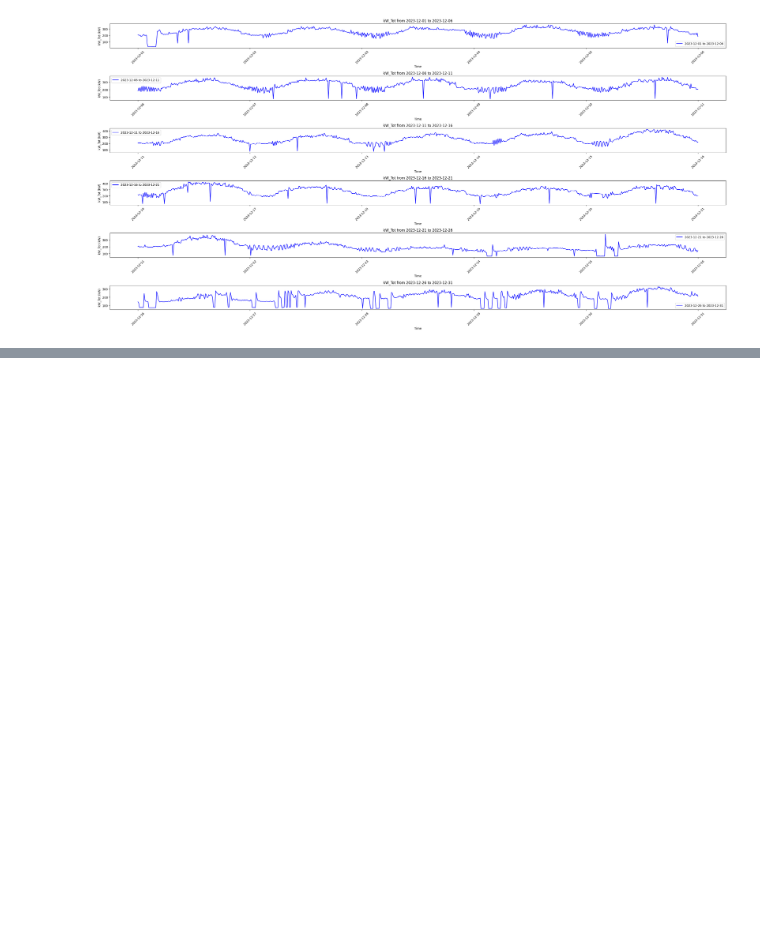
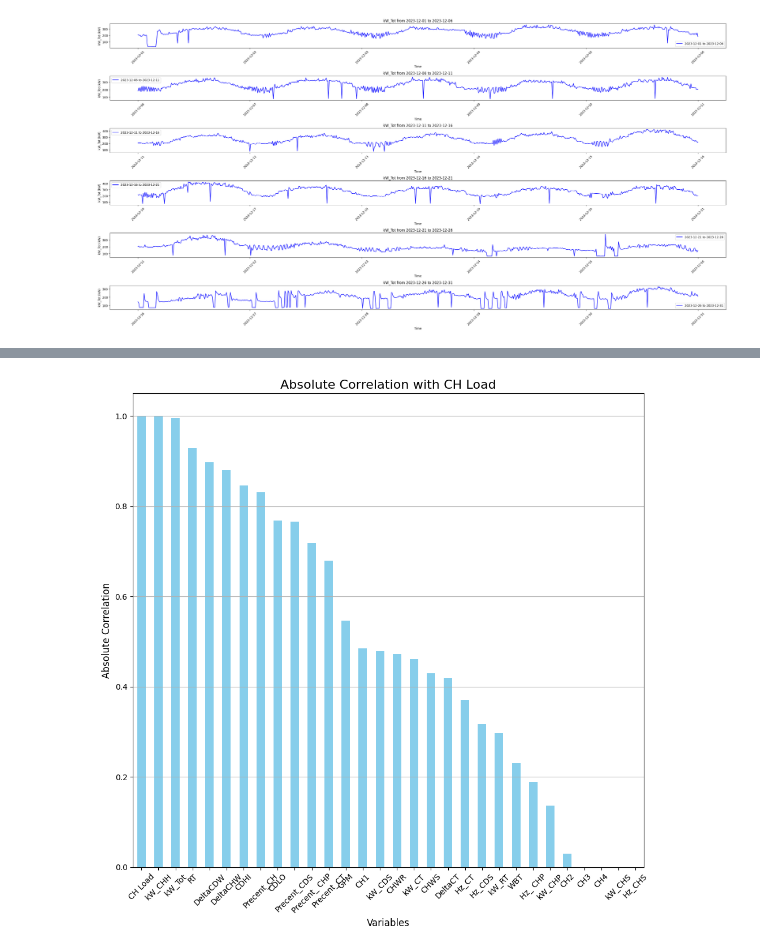
Before and after one commit to sadnyd/r-menCodeCortex, a Jupyter notebook: eda.ipynb, the cells around one changed output, grey strips where cells are left out. Cells and saved outputs as stored; diff of their text form; code cells hidden in the pictures; blank space fills up the shorter version.

```diff
--- a/eda.ipynb
+++ b/eda.ipynb
@@ -145,0 +141,24 @@ operable program or batch file.
+# %%
+
+# Calculate the correlation with respect to 'CH Load'
+correlation_with_ch_load = df.corr()['CH Load']
+
+# Get the absolute values and sort them
+sorted_correlations = correlation_with_ch_load.abs().sort_values(ascending=False)
+
+# Create a bar plot
+plt.figure(figsize=(10, 10))
+sorted_correlations.plot(kind='bar', color='skyblue')
+
+# Add titles and labels
+plt.title('Absolute Correlation with CH Load', fontsize=16)
+plt.xlabel('Variables', fontsize=12)
+plt.ylabel('Absolute Correlation', fontsize=12)
+plt.xticks(rotation=45)
+plt.grid(axis='y')
+
+# Show the plot
+plt.tight_layout()
+plt.show()
+# %% [output]
+[figure, added]
```
Also changed, not shown: parts of 2 cells of this notebook.
